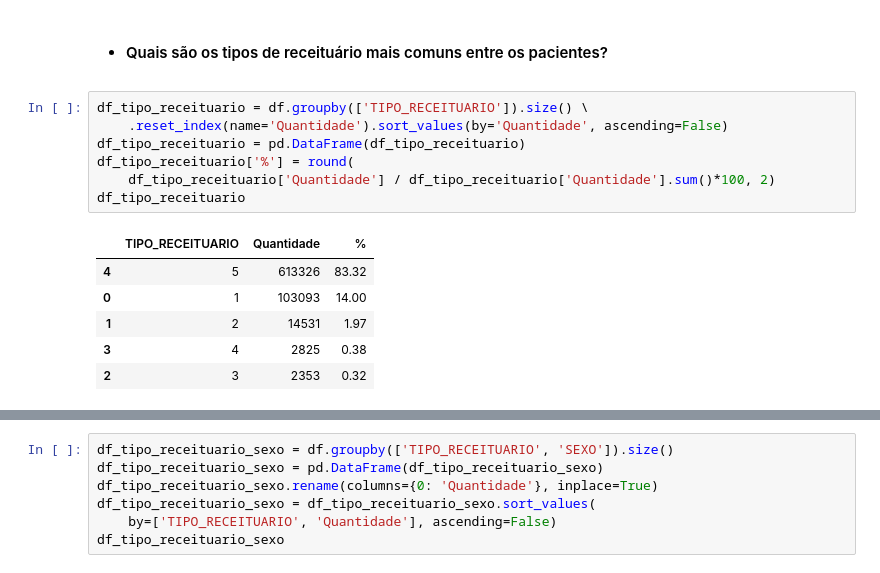
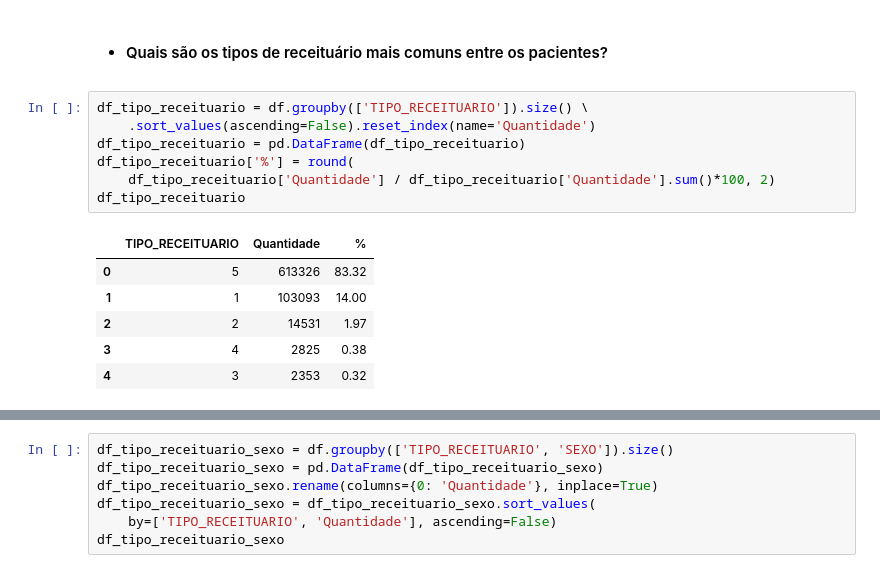
Before and after one commit to emso-exe/Venda_de_medicamentos_controlados_e_antimicrobianos_-_industrializados, a Jupyter notebook: 001_analise_de_vendas.ipynb, the cells around one changed output, grey strips where cells are left out. Saved outputs shown, nothing was run; the diff lists cells and outputs as text.

```diff
--- a/001_analise_de_vendas.ipynb
+++ b/001_analise_de_vendas.ipynb
@@ -877,15 +877,15 @@ fn.graf_countplot(df, 'FAIXA_ETARIA',
 * #### Quais são os tipos de receituário mais comuns entre os pacientes?
 # %%
 df_tipo_receituario = df.groupby(['TIPO_RECEITUARIO']).size() \
-    .reset_index(name='Quantidade').sort_values(by='Quantidade', ascending=False)
+    .sort_values(ascending=False).reset_index(name='Quantidade')
 df_tipo_receituario = pd.DataFrame(df_tipo_receituario)
 df_tipo_receituario['%'] = round(
     df_tipo_receituario['Quantidade'] / df_tipo_receituario['Quantidade'].sum()*100, 2)
 df_tipo_receituario
 # %% [output]
 |  | TIPO_RECEITUARIO | Quantidade | % |
-| 4 | 5 | 613326 | 83.32 |
-| 0 | 1 | 103093 | 14.00 |
-| 1 | 2 | 14531 | 1.97 |
+| 0 | 5 | 613326 | 83.32 |
+| 1 | 1 | 103093 | 14.00 |
+| 2 | 2 | 14531 | 1.97 |
 | 3 | 4 | 2825 | 0.38 |
-| 2 | 3 | 2353 | 0.32 |
+| 4 | 3 | 2353 | 0.32 |
```
Also changed, not shown: parts of 12 cells of this notebook.
